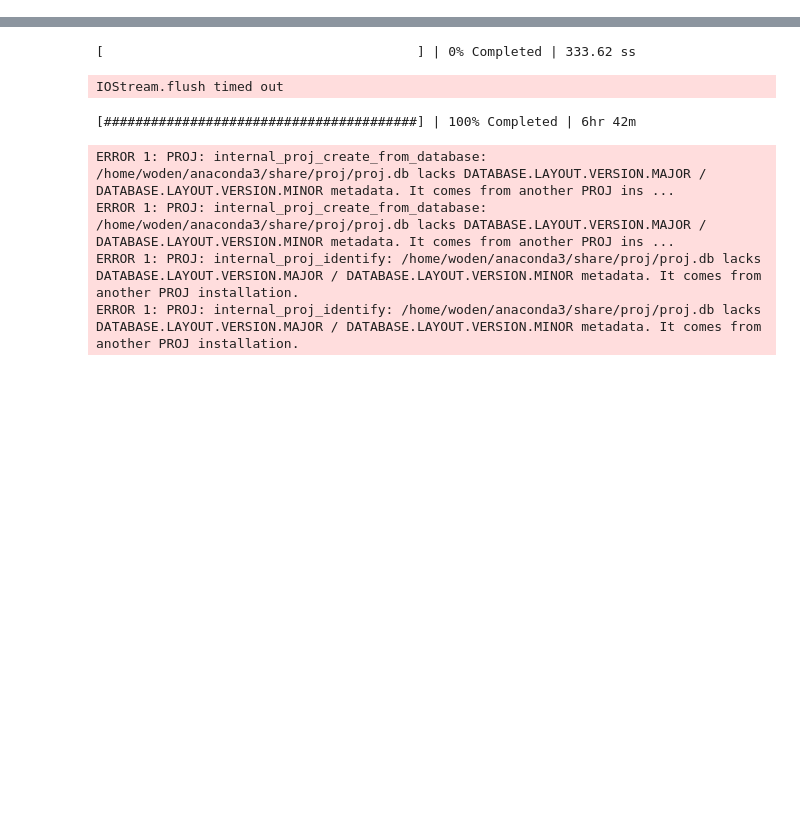
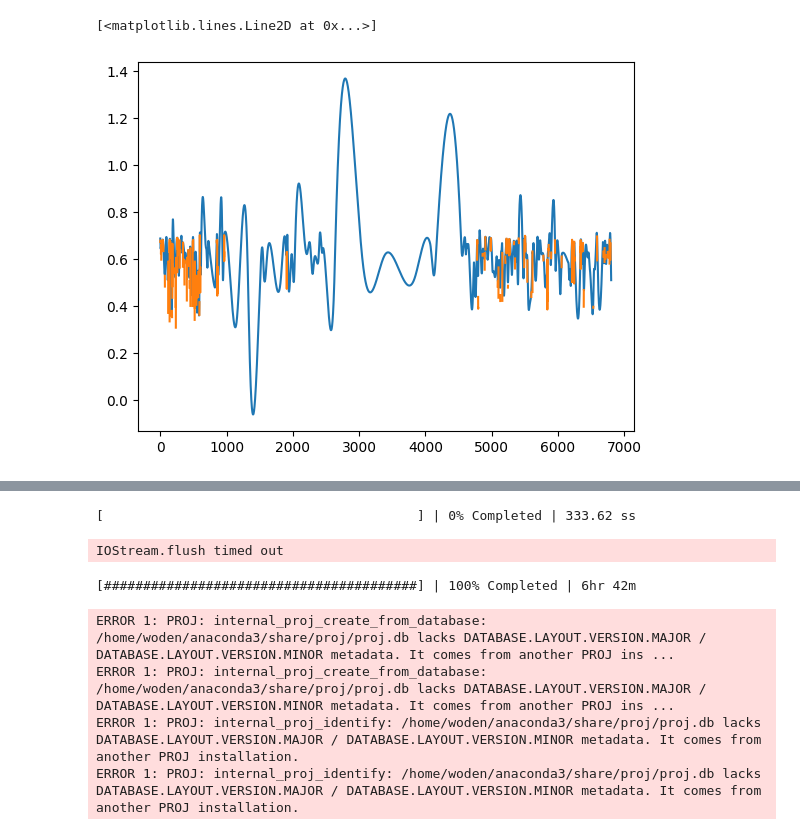
Before and after one commit to Riccardo7-DS/Indices_analysis, a Jupyter notebook: notebooks/test_ndvi.ipynb, the cells around one changed output, grey strips where cells are left out. Drawn from its saved outputs; the diff is of its cells as text; code cells hidden in the pictures; blank space fills up the shorter version.

```diff
--- a/notebooks/test_ndvi.ipynb
+++ b/notebooks/test_ndvi.ipynb
@@ -25,0 +107,26 @@ ds_cloud2 = xr.open_mfdataset(files, preprocess=preprocess, engine='netcdf4')
+# %%
+from modape.whittaker import ws2doptv, ws2d, ws2doptvp
+from array import array
+
+y = ds.ndvi.sel(lat=1, lon =35.5, method="nearest").chunk({"time":-1}).values
+y_corr = np.where(np.isnan(y), 0, y)
+w = np.where(np.isnan(y), 0, 1)
+
+p = 0.99
+lambda_min=-2
+lambda_max = 4
+
+w_corr = w.astype(np.double)
+y_corr_db = y_corr.astype(np.double)
+
+z, sopt = ws2doptvp(y_corr_db, w_corr,
+                    array("d", np.arange(lambda_min, lambda_max, 0.2).round(2)),
+                    p=p)
+z_arr =  np.array(z, dtype=np.float32)
+# %%
+import matplotlib.pyplot as plt
+plt.plot(z_arr)
+plt.plot(y)
+# %% [output]
+[<matplotlib.lines.Line2D at 0x...>]
+[figure, added]
```
Also changed, not shown: parts of 10 cells of this notebook, 4 other files.
